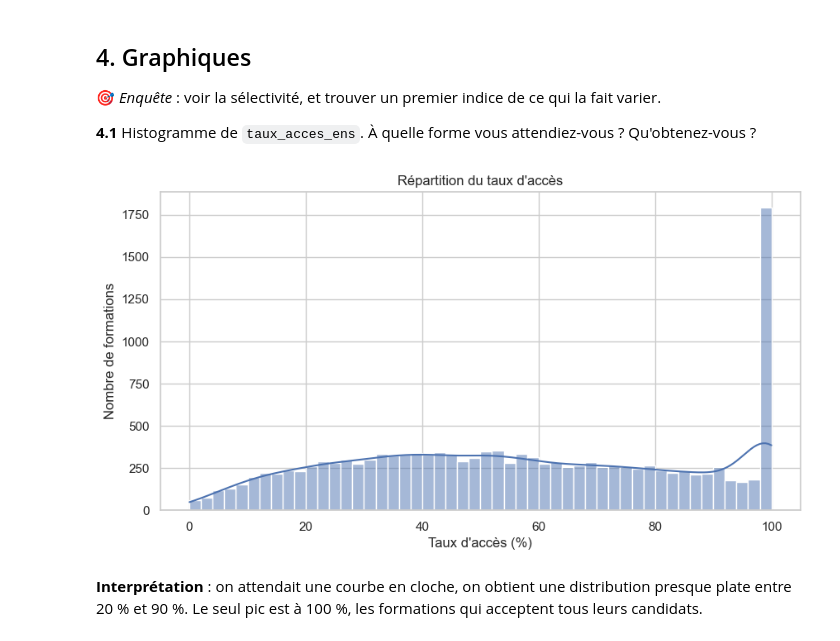
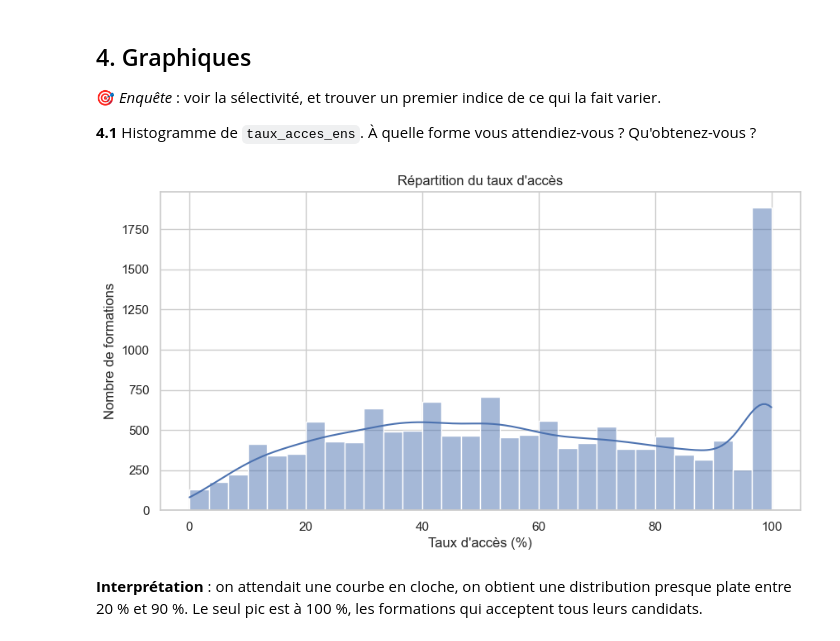
Before and after one commit to Atabbi/Analyse-Univari-, a Jupyter notebook: TP_Parcoursup.ipynb, the cells around one changed output. Drawn from its saved outputs; the diff is of its cells as text; code cells hidden in the pictures.

```diff
--- a/TP_Parcoursup.ipynb
+++ b/TP_Parcoursup.ipynb
@@ -306,15 +306,15 @@ La sélectivité varie malgré tout beaucoup : la moitié centrale des formation
 # %%
 sns.set_theme(style='whitegrid')
 plt.figure(figsize=(10, 5))
 
-sns.histplot(data=df, x='taux_acces_ens', bins=50, kde=True)
+sns.histplot(data=df, x='taux_acces_ens', bins=30, kde=True)
 
 plt.xlabel("Taux d'accès (%)")
 plt.ylabel("Nombre de formations")
 plt.title("Répartition du taux d'accès")
 plt.show()
 # %% [output]
-[figure, old version]
+[figure, new version]
 # %% [markdown]
 **Interprétation** : on attendait une courbe en cloche, on obtient une distribution presque plate entre 20 % et 90 %. Le seul pic est à 100 %, les formations qui acceptent tous leurs candidats.
 # %% [markdown]
```
Also changed, not shown: parts of 9 cells of this notebook.
